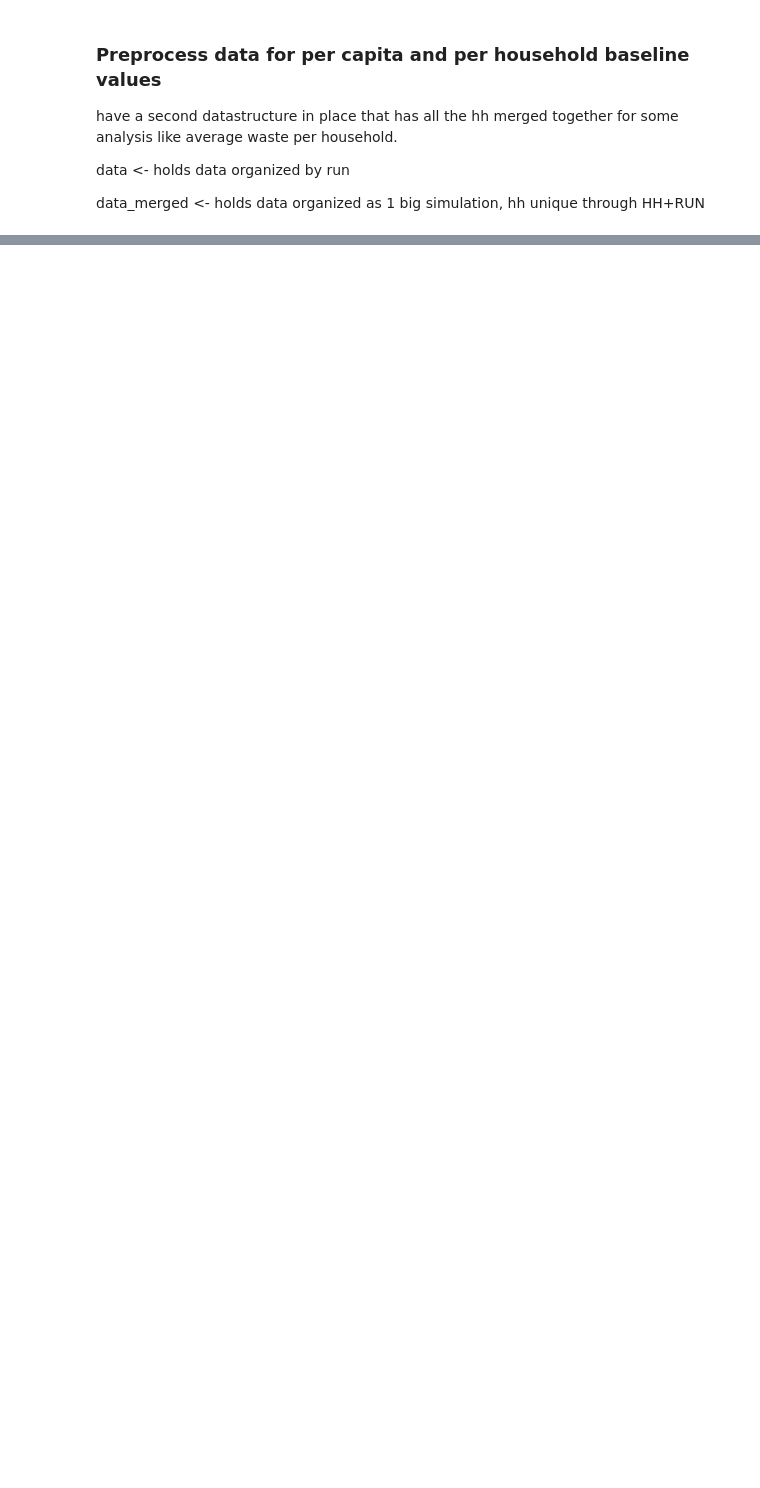
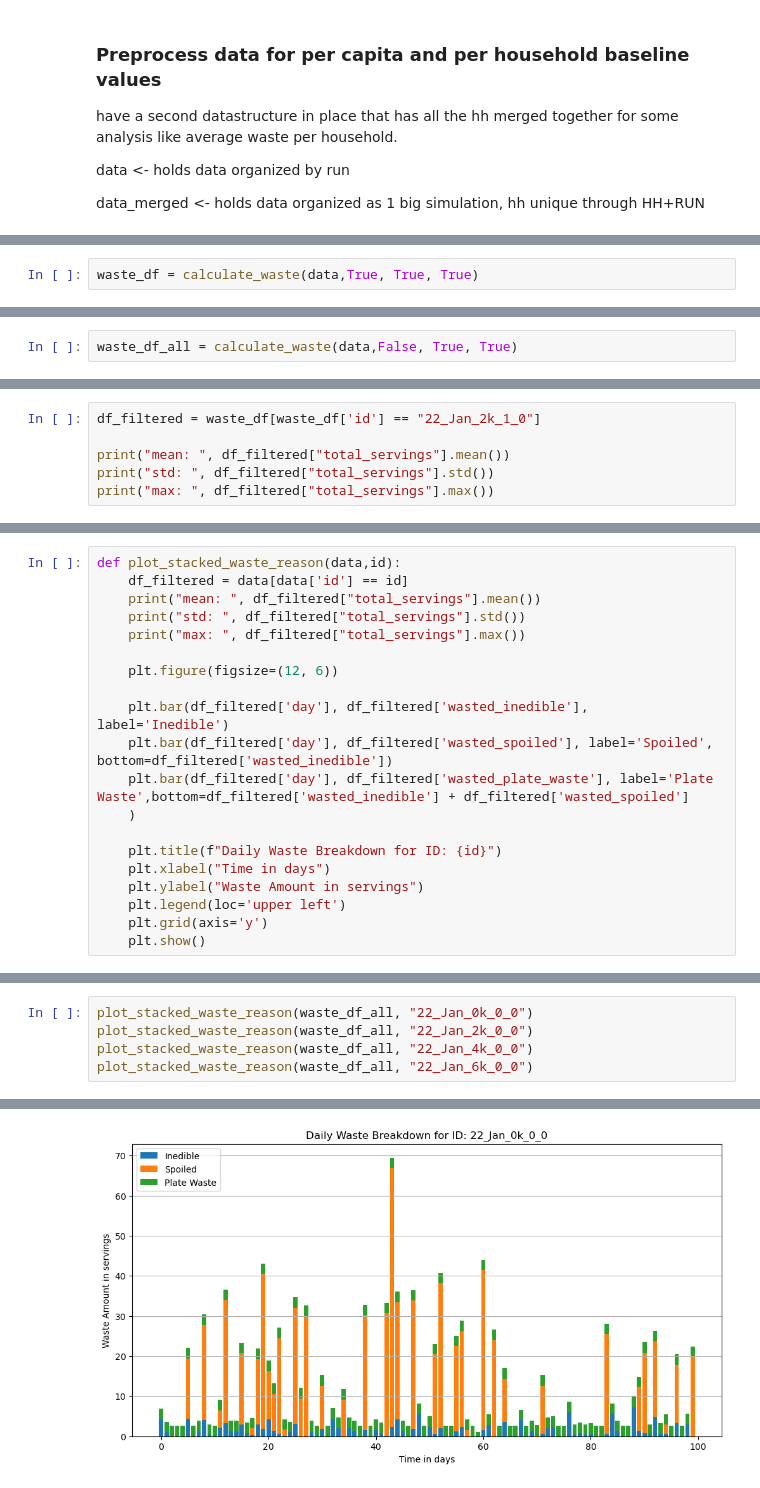
Before and after one commit to xHelenx/ifwaste, a Jupyter notebook: analysis/data_analysis.ipynb, the cells around one changed output, grey strips where cells are left out. Saved outputs shown, nothing was run; the diff lists cells and outputs as text; blank space fills up the shorter version.

```diff
--- a/analysis/data_analysis.ipynb
+++ b/analysis/data_analysis.ipynb
@@ -290,0 +632,2 @@ TypeError: 'numpy.float64' object cannot be interpreted as an integer
+# %%
+waste_df = calculate_waste(data,True, True, True)
@@ -290,0 +643,2 @@ TypeError: 'numpy.float64' object cannot be interpreted as an integer
+# %%
+waste_df_all = calculate_waste(data,False, True, True)
@@ -290,0 +699,6 @@ TypeError: 'numpy.float64' object cannot be interpreted as an integer
+# %%
+df_filtered = waste_df[waste_df['id'] == "22_Jan_2k_1_0"]
+
+print("mean: ", df_filtered["total_servings"].mean())
+print("std: ", df_filtered["total_servings"].std())
+print("max: ", df_filtered["total_servings"].max())
@@ -290,0 +709,20 @@ TypeError: 'numpy.float64' object cannot be interpreted as an integer
+# %%
+def plot_stacked_waste_reason(data,id):
+    df_filtered = data[data['id'] == id]
+    print("mean: ", df_filtered["total_servings"].mean())
+    print("std: ", df_filtered["total_servings"].std())
+    print("max: ", df_filtered["total_servings"].max())
+
+    plt.figure(figsize=(12, 6))
+
+    plt.bar(df_filtered['day'], df_filtered['wasted_inedible'], label='Inedible')
+    plt.bar(df_filtered['day'], df_filtered['wasted_spoiled'], label='Spoiled', bottom=df_filtered['wasted_inedible'])
+    plt.bar(df_filtered['day'], df_filtered['wasted_plate_waste'], label='Plate Waste',bottom=df_filtered['wasted_inedible'] + df_filtered['wasted_spoiled']
+    )
+
+    plt.title(f"Daily Waste Breakdown for ID: {id}")
+    plt.xlabel("Time in days")
+    plt.ylabel("Waste Amount in servings")
+    plt.legend(loc='upper left')
+    plt.grid(axis='y')
+    plt.show()
@@ -290,0 +746,6 @@ TypeError: 'numpy.float64' object cannot be interpreted as an integer
+# %%
+plot_stacked_waste_reason(waste_df_all, "22_Jan_0k_0_0")
+plot_stacked_waste_reason(waste_df_all, "22_Jan_2k_0_0")
+plot_stacked_waste_reason(waste_df_all, "22_Jan_4k_0_0")
+plot_stacked_waste_reason(waste_df_all, "22_Jan_6k_0_0")
+# %% [output]
@@ -290,0 +755 @@ TypeError: 'numpy.float64' object cannot be interpreted as an integer
+[figure, added]
```
Also changed, not shown: parts of 51 cells of this notebook, 6 other files.
